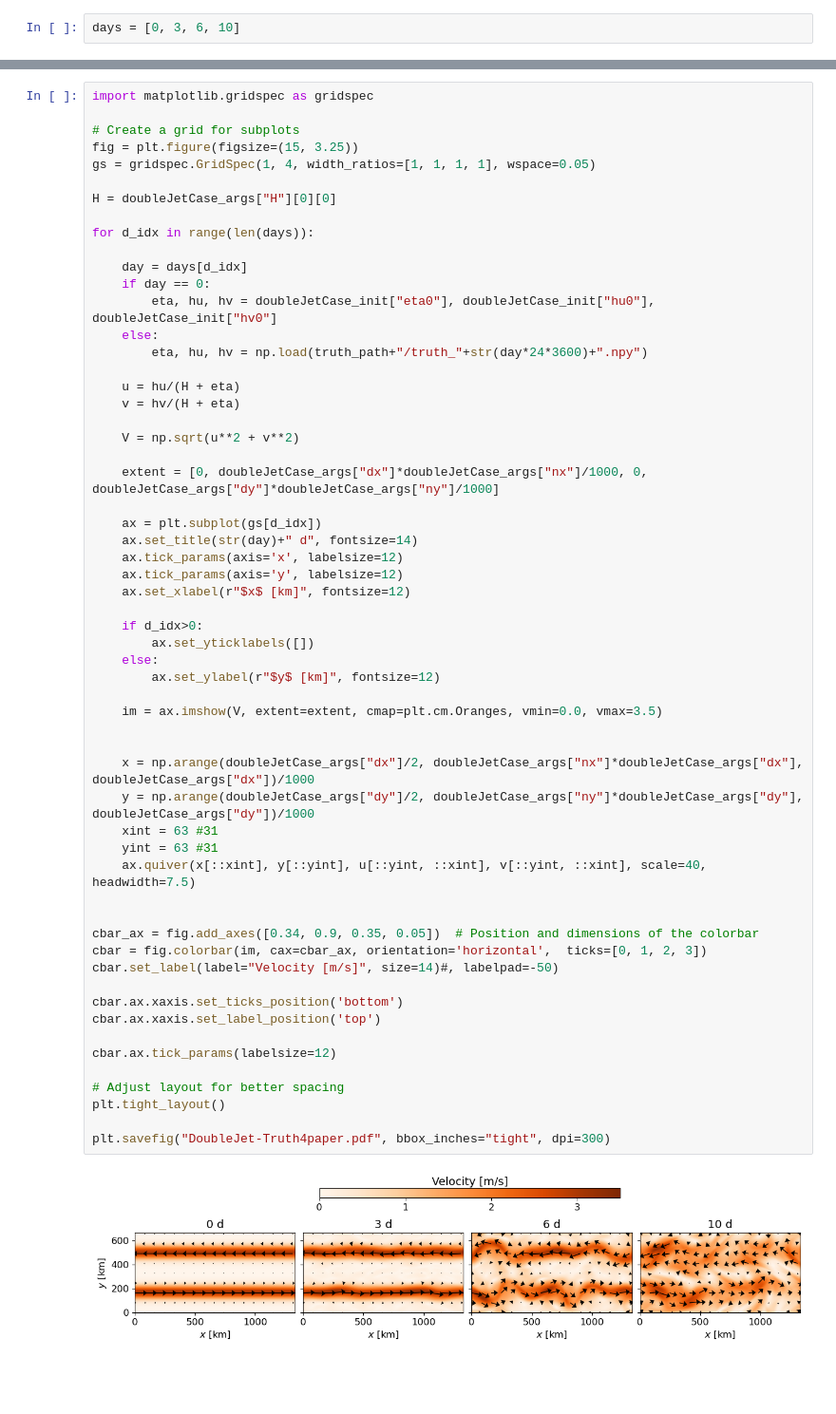
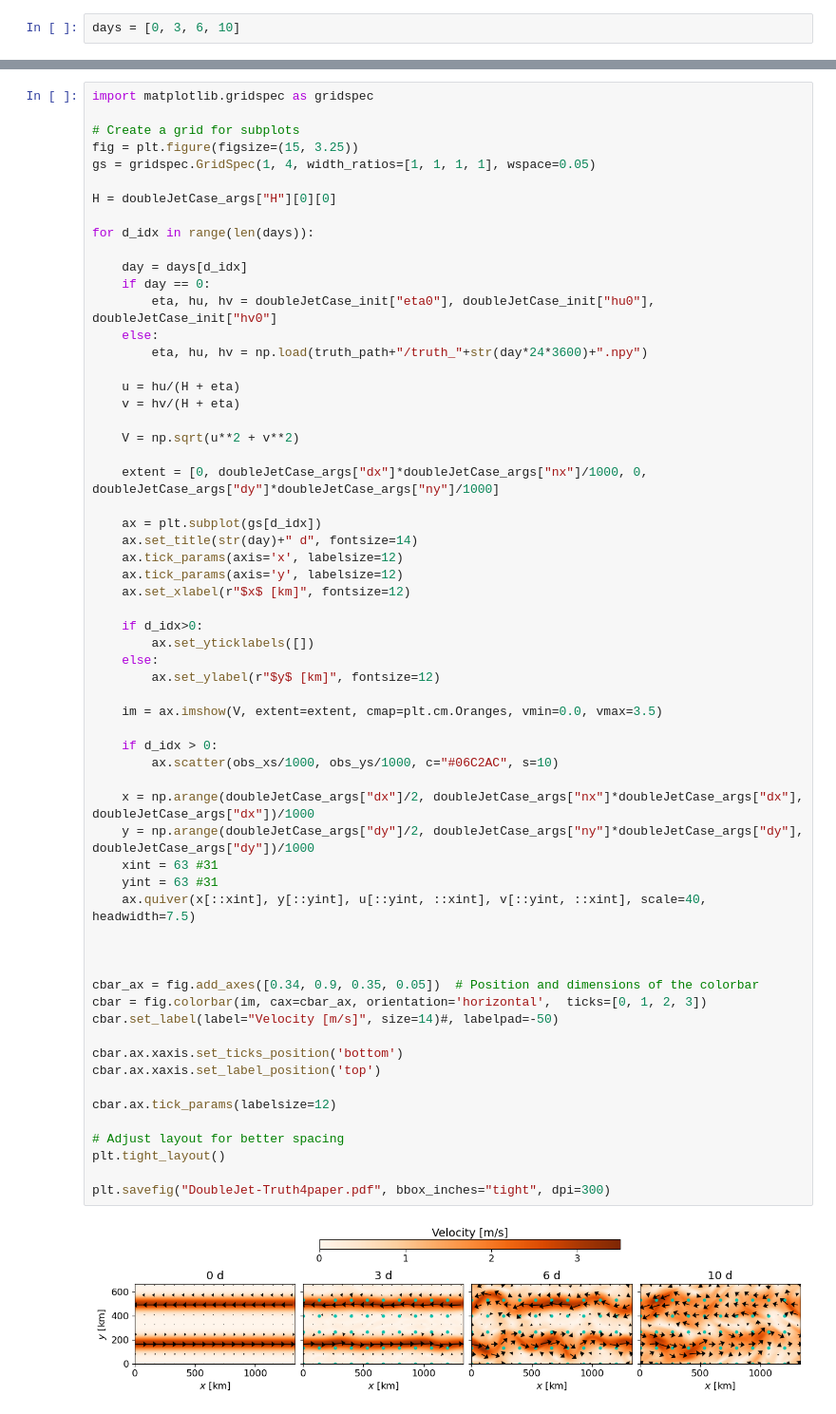
Before and after one commit to sintefmath/multilevelDA, a Jupyter notebook: notebooks/DoubleJet-Truth4paper.ipynb, the cells around one changed output, grey strips where cells are left out. Shown at 95% size. Drawn from its saved outputs; the diff is of its cells as text; blank space fills up the shorter version.

Commit message:
Updated plot

```diff
--- a/notebooks/DoubleJet-Truth4paper.ipynb
+++ b/notebooks/DoubleJet-Truth4paper.ipynb
@@ -71,31 +73,34 @@ for d_idx in range(len(days)):
 
     if d_idx>0:
         ax.set_yticklabels([])
     else:
         ax.set_ylabel(r"$y$ [km]", fontsize=12)
 
     im = ax.imshow(V, extent=extent, cmap=plt.cm.Oranges, vmin=0.0, vmax=3.5)
 
+    if d_idx > 0:
+        ax.scatter(obs_xs/1000, obs_ys/1000, c="#06C2AC", s=10)
 
     x = np.arange(doubleJetCase_args["dx"]/2, doubleJetCase_args["nx"]*doubleJetCase_args["dx"], doubleJetCase_args["dx"])/1000
     y = np.arange(doubleJetCase_args["dy"]/2, doubleJetCase_args["ny"]*doubleJetCase_args["dy"], doubleJetCase_args["dy"])/1000
     xint = 63 #31
     yint = 63 #31
     ax.quiver(x[::xint], y[::yint], u[::yint, ::xint], v[::yint, ::xint], scale=40, headwidth=7.5)
+
 
 
 cbar_ax = fig.add_axes([0.34, 0.9, 0.35, 0.05])  # Position and dimensions of the colorbar
 cbar = fig.colorbar(im, cax=cbar_ax, orientation='horizontal',  ticks=[0, 1, 2, 3])
 cbar.set_label(label="Velocity [m/s]", size=14)#, labelpad=-50)
 
 cbar.ax.xaxis.set_ticks_position('bottom')
 cbar.ax.xaxis.set_label_position('top')
 
 cbar.ax.tick_params(labelsize=12)
 
 # Adjust layout for better spacing
 plt.tight_layout()
 
 plt.savefig("DoubleJet-Truth4paper.pdf", bbox_inches="tight", dpi=300)
 # %% [output]
-[figure, old version]
+[figure, new version]
```
Also changed, not shown: parts of 1 cell of this notebook.
